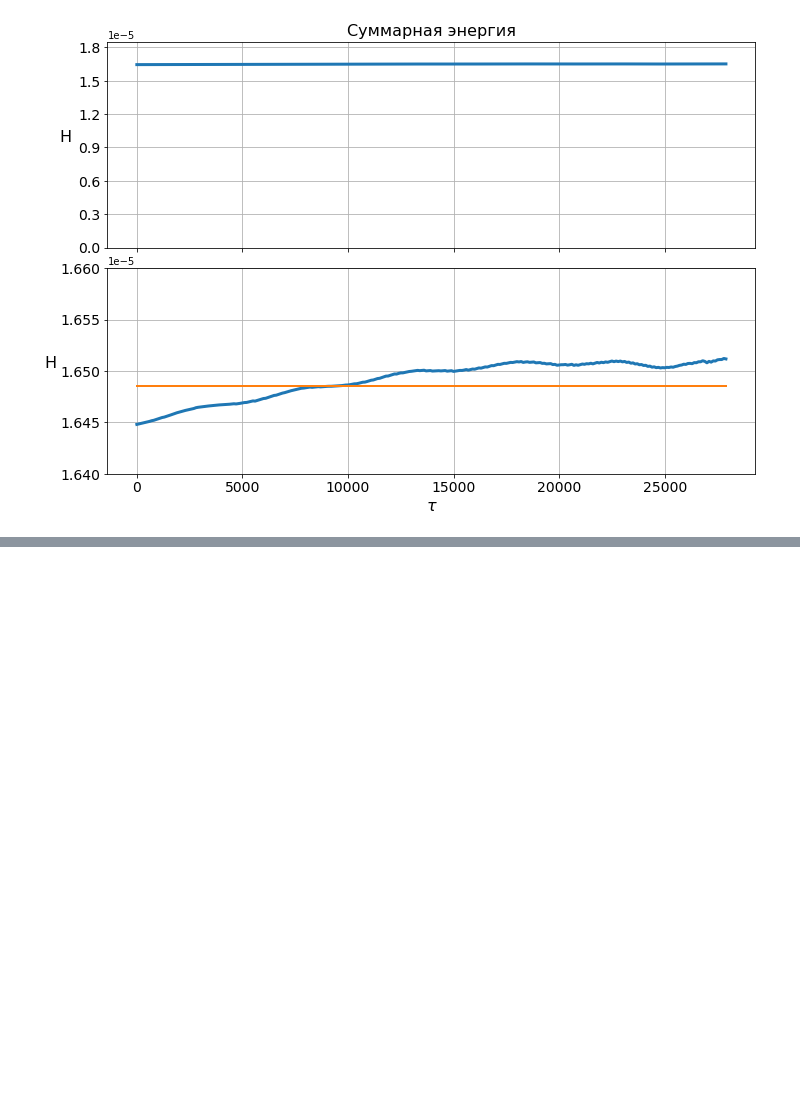
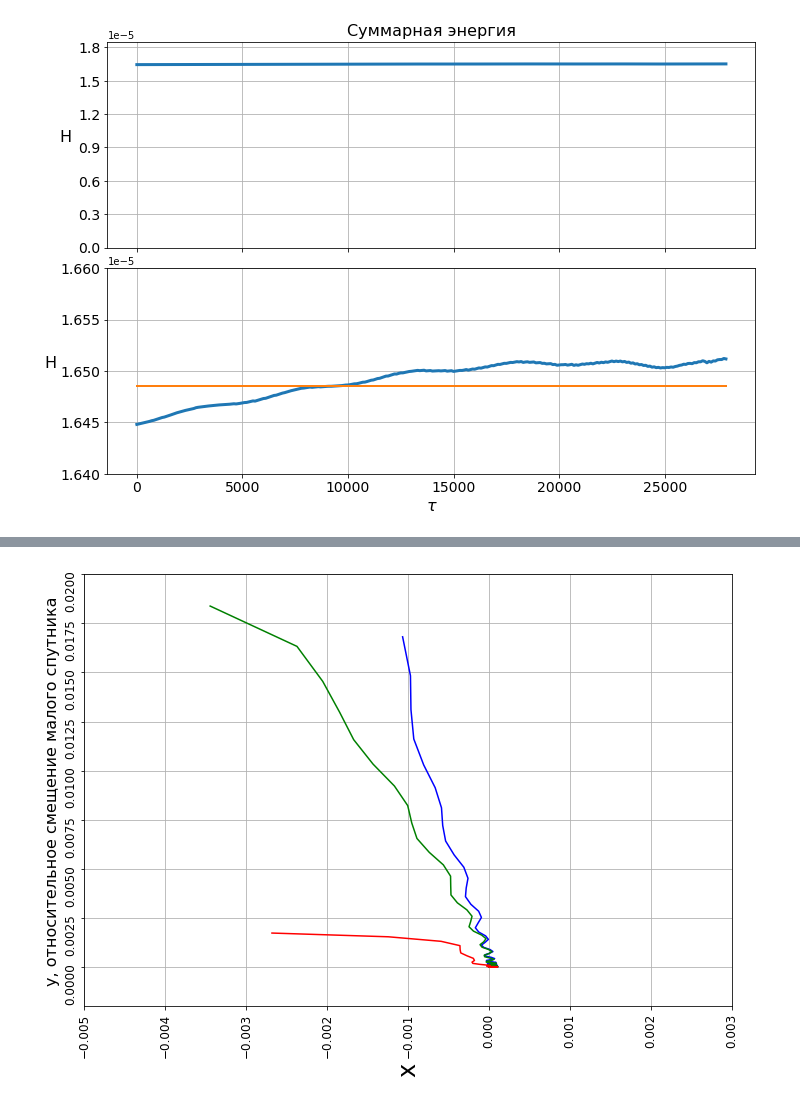
Before and after one commit to starasow/c-cpp, a Jupyter notebook: diploma_results_100kg.ipynb, the cells around one changed output, grey strips where cells are left out. Drawn from its saved outputs; the diff is of its cells as text; code cells hidden in the pictures; blank space fills up the shorter version.

```diff
--- a/diploma_results_100kg.ipynb
+++ b/diploma_results_100kg.ipynb
@@ -52,0 +127,39 @@ plt.show()
+# %%
+tau_levels_10 = [x.split(' ')[0].replace('\n', '') for x in open ('end_mass10.txt').readlines()]
+x_str_10 = [x.split(' ')[1].replace('\n', '') for x in open('end_mass10.txt').readlines()]
+y_str_10 = [x.split(' ')[2].replace('\n', '') for x in open('end_mass10.txt').readlines()]
+
+tau_levels_20 = [x.split(' ')[0].replace('\n', '') for x in open ('end_mass20.txt').readlines()]
+x_str_20 = [x.split(' ')[1].replace('\n', '') for x in open('end_mass20.txt').readlines()]
+y_str_20 = [x.split(' ')[2].replace('\n', '') for x in open('end_mass20.txt').readlines()]
+
+tau_levels_100 = [x.split(' ')[0].replace('\n', '') for x in open ('end_mass100.txt').readlines()]
+x_str_100 = [x.split(' ')[1].replace('\n', '') for x in open('end_mass100.txt').readlines()]
+y_str_100 = [x.split(' ')[2].replace('\n', '') for x in open('end_mass100.txt').readlines()]
+
+fig, ax = plt.subplots()
+
+tau10 = np.array(tau_levels_10, dtype = int)
+y10 = np.array(y_str_10, dtype = float)
+x10 = np.array(x_str_10, dtype = float)
+
+tau20 = np.array(tau_levels_20, dtype = int)
+y20 = np.array(y_str_20, dtype = float)
+x20 = np.array(x_str_20, dtype = float)
+
+tau100 = np.array(tau_levels_100, dtype = int)
+y100 = np.array(y_str_100, dtype = float)
+x100 = np.array(x_str_100, dtype = float)
+plt.plot(x10, y10, 'b-', x20, y20, 'g-', x100, y100, 'r-')
+plt.axis([-0.005, 0.003, -0.002, 0.02])
+ax.set_ylabel('y, относительное смещение малого спутника', fontsize=16, rotation=90)
+ax.set_xlabel(r'x', fontsize=24, rotation=90)
+ax.tick_params(axis='both', labelsize=12, rotation=90)
+plt.subplots_adjust(top=1.5, bottom=0.00, left=0.0, right=1.5, hspace=0.1, wspace=0.5)
+#plt.legend(loc='lower right')
+
+
+ax.grid()
+plt.show()
+# %% [output]
+[figure, added]
```
Also changed, not shown: parts of 8 cells of this notebook.
